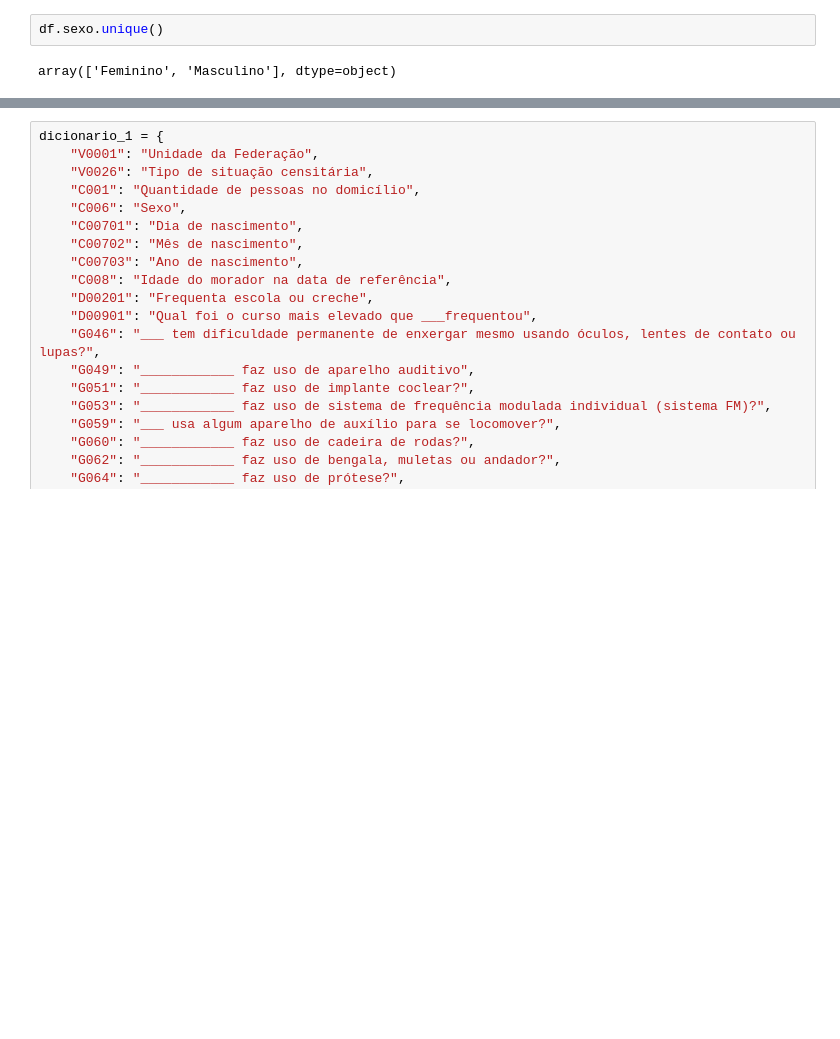
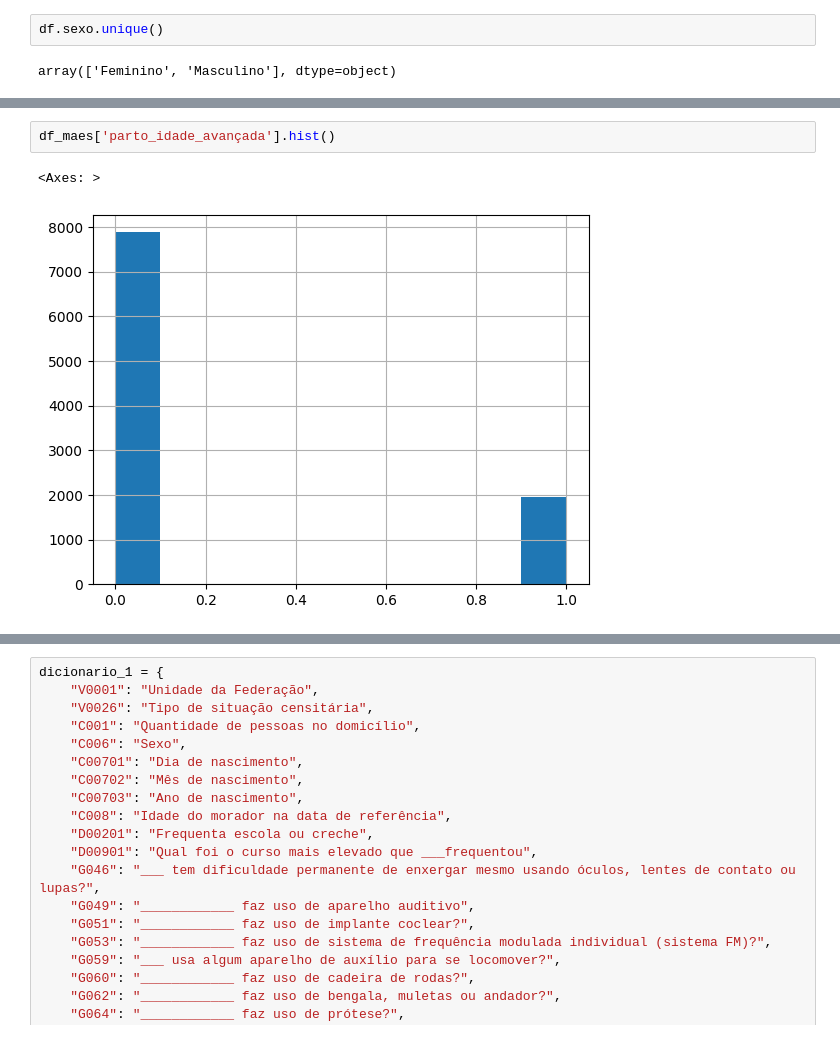
Before and after one commit to LeandroCoelhos/Notebook_PNS, a Jupyter notebook: 03_maes.ipynb, the cells around one changed output, grey strips where cells are left out. Drawn from its saved outputs; the diff is of its cells as text; blank space fills up the shorter version.

```diff
--- a/03_maes.ipynb
+++ b/03_maes.ipynb
@@ -528,3 +609,8 @@ array([ 4.,  2.,  1.,  3.,  6., 10.,  5.,  7., 12.,  9.,  8., 11., 13.,
+# %%
+df_maes['parto_idade_avançada'].hist()
+# %% [output]
+<Axes: >
+[figure, added]
 # %%
 df_maes.info(verbose=True, show_counts=True)
 # %% [output]
```
Also changed, not shown: parts of 16 cells of this notebook, 1 other file.
